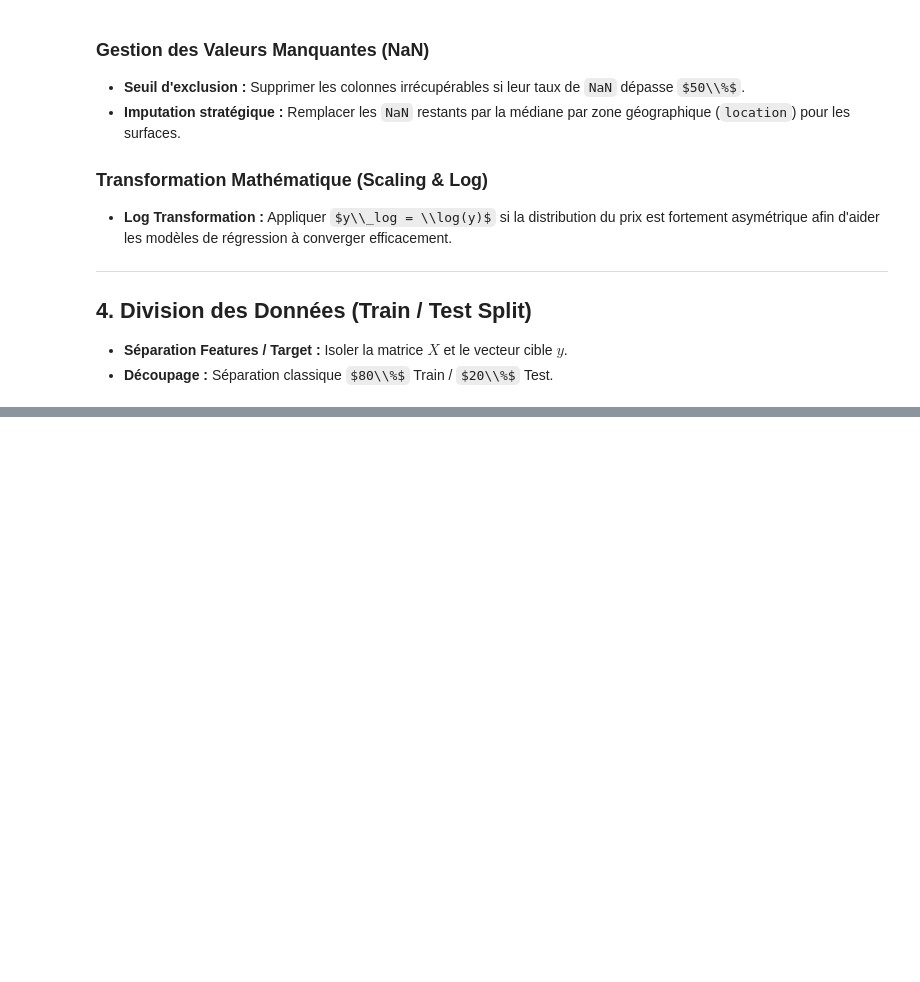
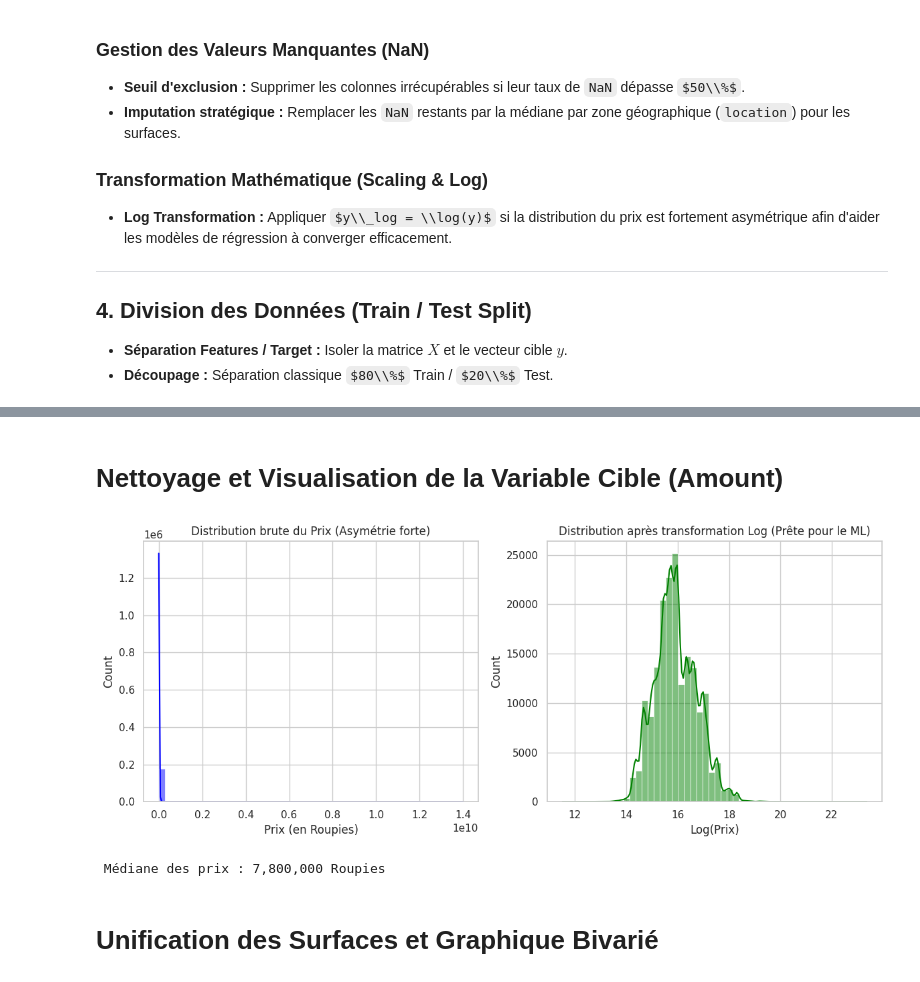
Before and after one commit to diabateyoussouf/Daily-Data-Science, a Jupyter notebook: dailly_02_dataset_house_price.ipynb, the cells around one changed output, grey strips where cells are left out. Drawn from its saved outputs; the diff is of its cells as text; code cells hidden in the pictures; some formulas as TeX source; blank space fills up the shorter version.

```diff
--- a/dailly_02_dataset_house_price.ipynb
+++ b/dailly_02_dataset_house_price.ipynb
@@ -1125,0 +88,41 @@ df_cp.head()
+# %% [markdown]
+# **Nettoyage et Visualisation de la Variable Cible (Amount)**
+# %%
+#  Extraction des valeurs numériques et des unités textuelles
+val = pd.to_numeric(df['Amount(in rupees)'].str.extract(r'(\d+\.\d+|\d+)')[0], errors='coerce')
+unity = df['Amount(in rupees)'].str.extract(r'([a-zA-Z]+)')[0].str.strip()
+
+# Application des multiplicateurs indiens et correction des Crores cachés (< 100)
+conditions = [
+    unity == 'Lac',
+    unity == 'Cr',
+    (unity.isna()) & (val < 100)
+]
+choix = [val * 100000, val * 10000000, val * 10000000]
+df['prix_final'] = np.select(conditions, choix, default=val)
+
+# Suppression des lignes sans prix (ex: 'Call for Price')
+df = df.dropna(subset=['prix_final']).copy()
+# %%
+plt.figure(figsize=(12, 5))
+plt.subplot(1, 2, 1)
+sns.histplot(df['prix_final'], kde=True, color='blue', bins=50)
+plt.title("Distribution brute du Prix (Asymétrie forte)")
+plt.xlabel("Prix (en Roupies)")
+
+# TRANSFORMATION LOGARITHMIQUE (Pour corriger l'asymétrie)
+df['log_prix'] = np.log1p(df['prix_final'])
+
+plt.subplot(1, 2, 2)
+sns.histplot(df['log_prix'], kde=True, color='green', bins=50)
+plt.title("Distribution après transformation Log (Prête pour le ML)")
+plt.xlabel("Log(Prix)")
+plt.tight_layout()
+plt.show()
+
+print(f" Médiane des prix : {df['prix_final'].median():,.0f} Roupies")
+# %% [output]
+[figure, added]
+ Médiane des prix : 7,800,000 Roupies
+# %% [markdown]
+# **Unification des Surfaces et Graphique Bivarié**
```
Also changed, not shown: parts of 145 cells of this notebook.
